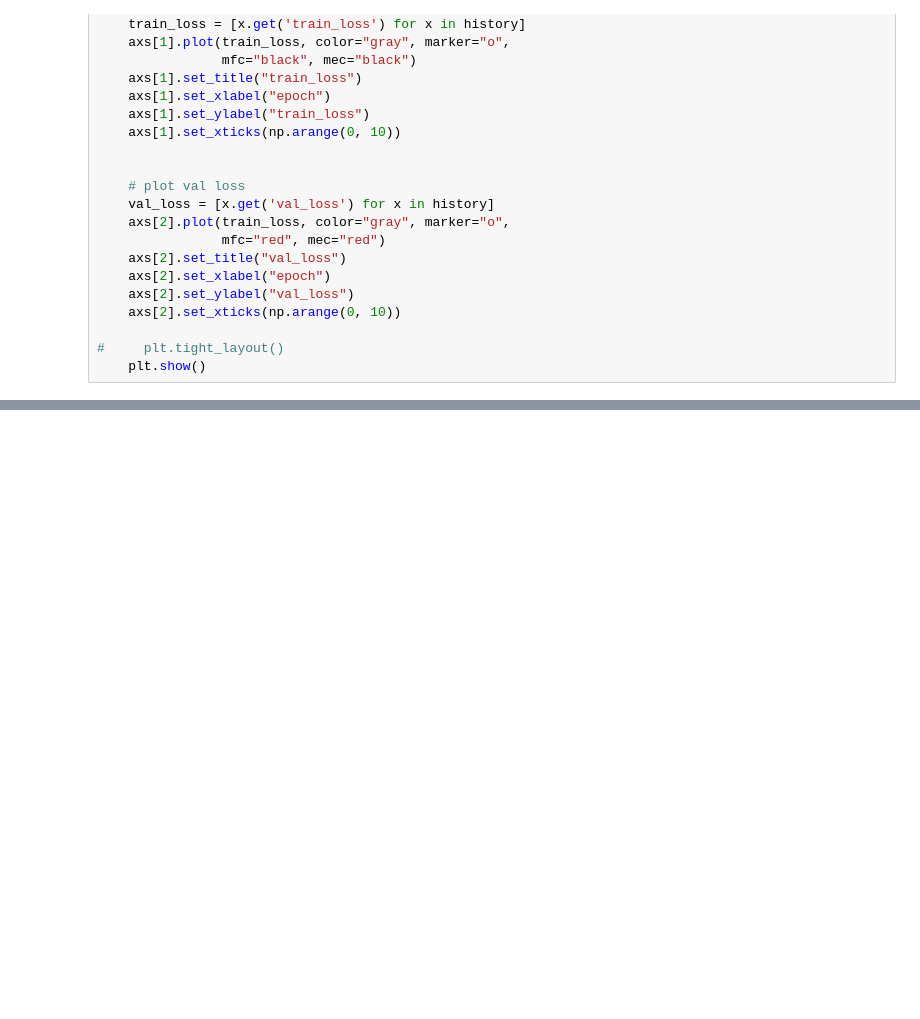
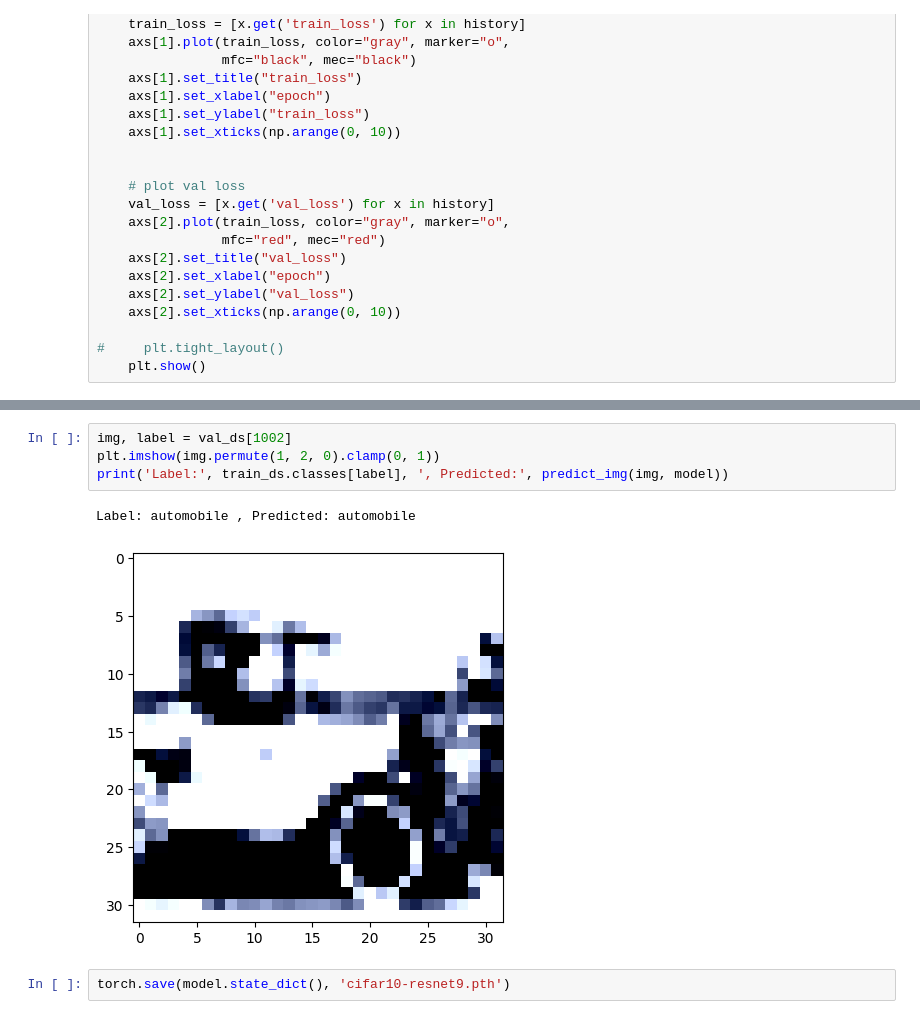
Before and after one commit to loveplay1983/zero-to-gan-practice-xuan, a Jupyter notebook: 05b-cifar10-resnet/05-optimization-practice.ipynb, the cells around one changed output, grey strips where cells are left out. Drawn from its saved outputs; the diff is of its cells as text; blank space fills up the shorter version.

```diff
--- a/05b-cifar10-resnet/05-optimization-practice.ipynb
+++ b/05b-cifar10-resnet/05-optimization-practice.ipynb
@@ -512,0 +436,9 @@ plot_losses(history)
+# %%
+img, label = val_ds[1002]
+plt.imshow(img.permute(1, 2, 0).clamp(0, 1))
+print('Label:', train_ds.classes[label], ', Predicted:', predict_img(img, model))
+# %% [output]
+Label: automobile , Predicted: automobile
+[figure, added]
+# %%
+torch.save(model.state_dict(), 'cifar10-resnet9.pth')
```
Also changed, not shown: parts of 12 cells of this notebook, 4 other files.
